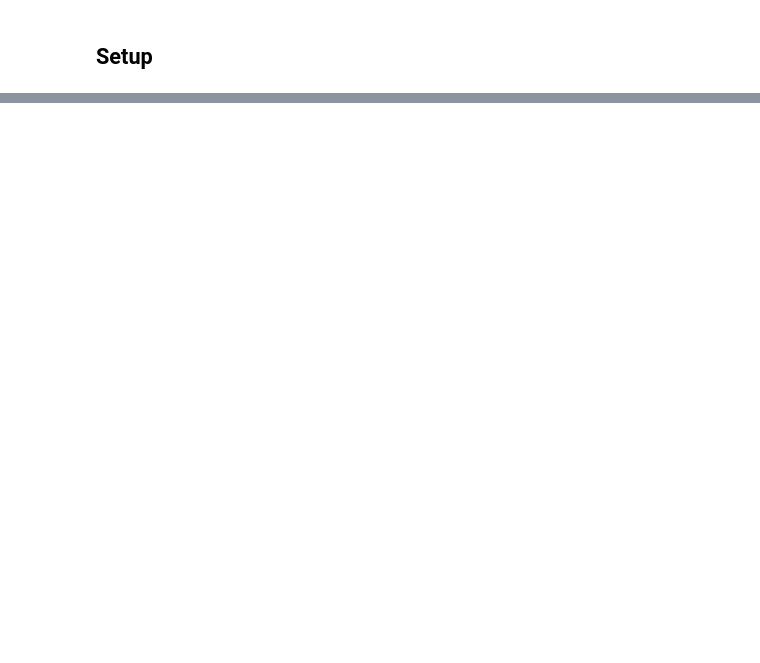
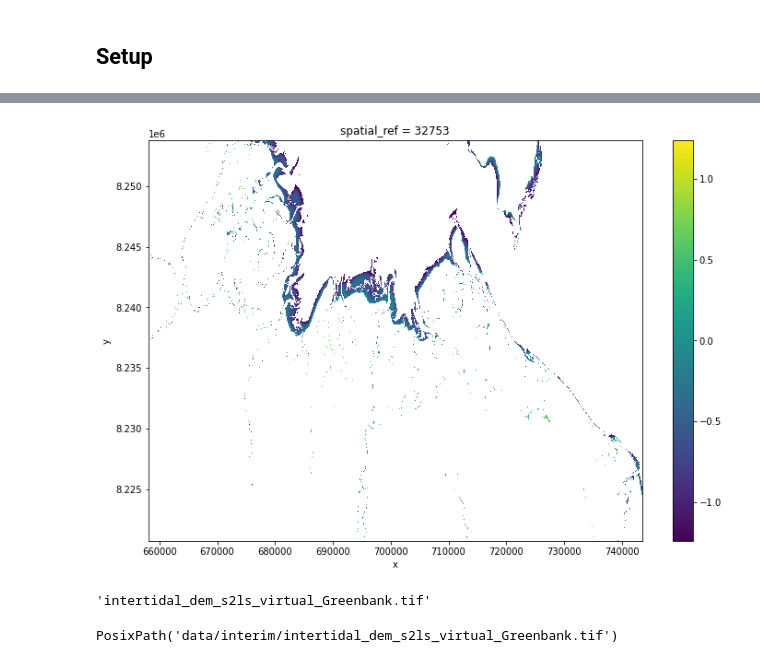
Before and after one commit to GeoscienceAustralia/dea-intertidal, a Jupyter notebook: notebooks/Virtual_product.ipynb, the cells around one changed output, grey strips where cells are left out. Cells and saved outputs as stored; diff of their text form; code cells hidden in the pictures; blank space fills up the shorter version.

```diff
--- a/notebooks/Virtual_product.ipynb
+++ b/notebooks/Virtual_product.ipynb
@@ -162,0 +220,54 @@ spatial_ref
+# %%
+# Set up attributes to assign to each waterline
+attribute_df = pd.DataFrame({'tide_m': ds_intervals.tide_height.values})
+
+# Extract waterlines
+contours_gdf = subpixel_contours(da=item,
+                                 z_values=[i - 0.5 for i in range(1, n + 1)],
+                                 crs=ds.crs,
+                                 affine=ds.geobox.transform,
+                                 attribute_df=attribute_df,
+                                 min_vertices=2,  #20,
+                                 output_path='tide_intervals.geojson',
+                                 dim='tide_interval')
+# contours_gdf.explore(column='tide_m')
+# %%
+# First convert our contours shapefile into an array of XYZ points
+xyz_array = contours_to_arrays(contours_gdf, 'tide_m')
+
+# Interpolate these XYZ points over the spatial extent of the Landsat dataset
+intertidal_dem = interpolate_2d(ds=ds_intervals,
+                                x_coords=xyz_array[:, 0],
+                                y_coords=xyz_array[:, 1],
+                                z_coords=xyz_array[:, 2]).astype(np.float32)
+
+# Identify areas that are always wet (e.g. below low tide), or always dry
+# above_lowest = landsat_intervals.isel(tide_interval=0).NDWI < 0
+# below_highest = landsat_intervals.isel(tide_interval=-1).NDWI > 0
+
+# above_lowest = mask_cleanup(above_lowest, mask_filters=[('dilation', 1)])
+
+above_lowest = item > item.min()
+below_highest = item < item.max()
+
+# Keep only pixels between high and low tide
+intertidal_dem_clean = intertidal_dem.where(above_lowest & below_highest)
+
+# Plot the cleaned dataset
+intertidal_dem_clean.plot(cmap='viridis', size=8)
+plt.show()
+# %% [output]
+[figure, added]
+# %%
+sensor = 's2ls_virtual'
+# aoi = 'v1'
+f'intertidal_dem_{sensor}_{aoi}.tif'
+# %% [output]
+'intertidal_dem_s2ls_virtual_Greenbank.tif'
+# %%
+# Export as a GeoTIFF
+write_cog(geo_im=intertidal_dem_clean,
+          fname=f'data/interim/intertidal_dem_{sensor}_{aoi}.tif',
+          overwrite=True)
+# %% [output]
+PosixPath('data/interim/intertidal_dem_s2ls_virtual_Greenbank.tif')
```
Also changed, not shown: parts of 35 cells of this notebook, 1 other file.
